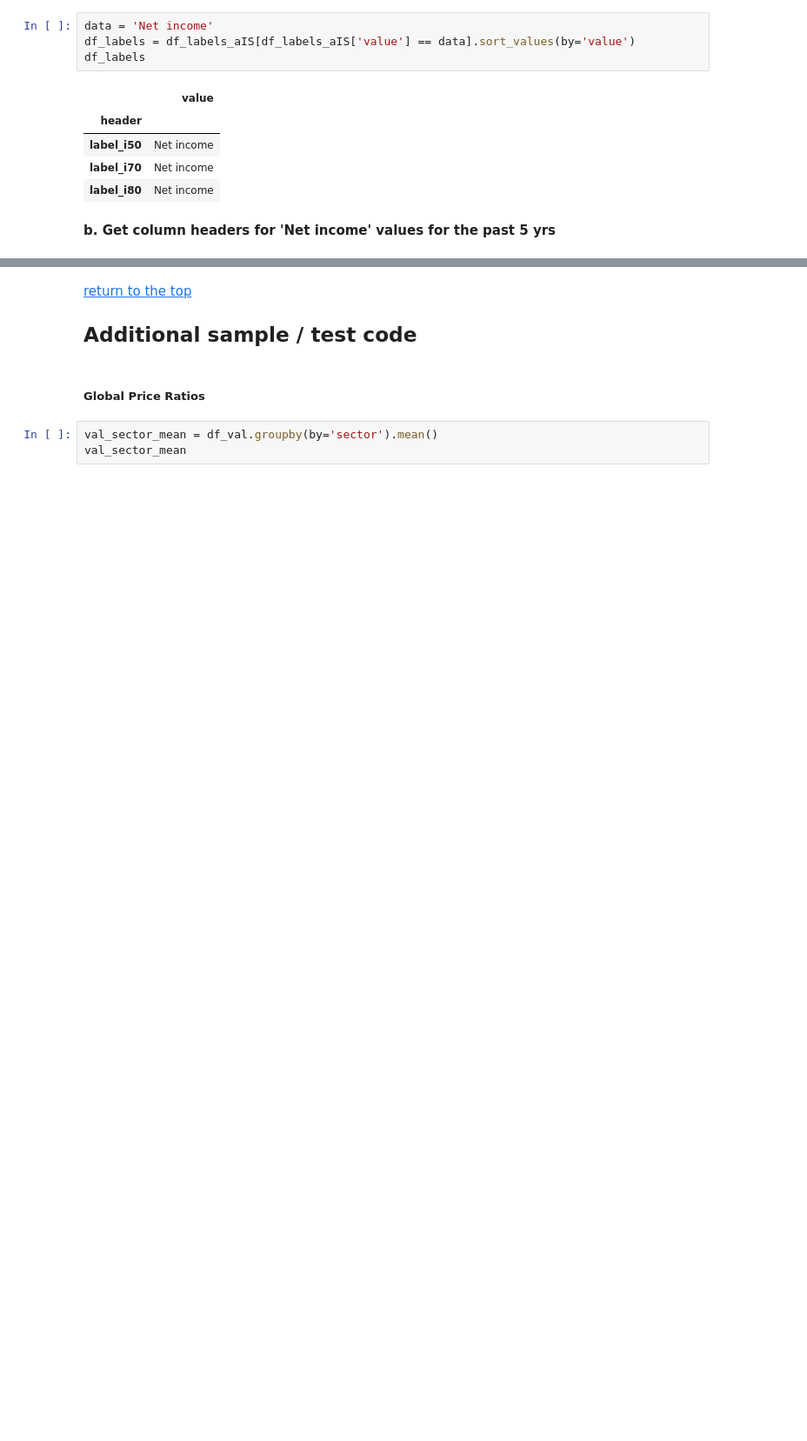
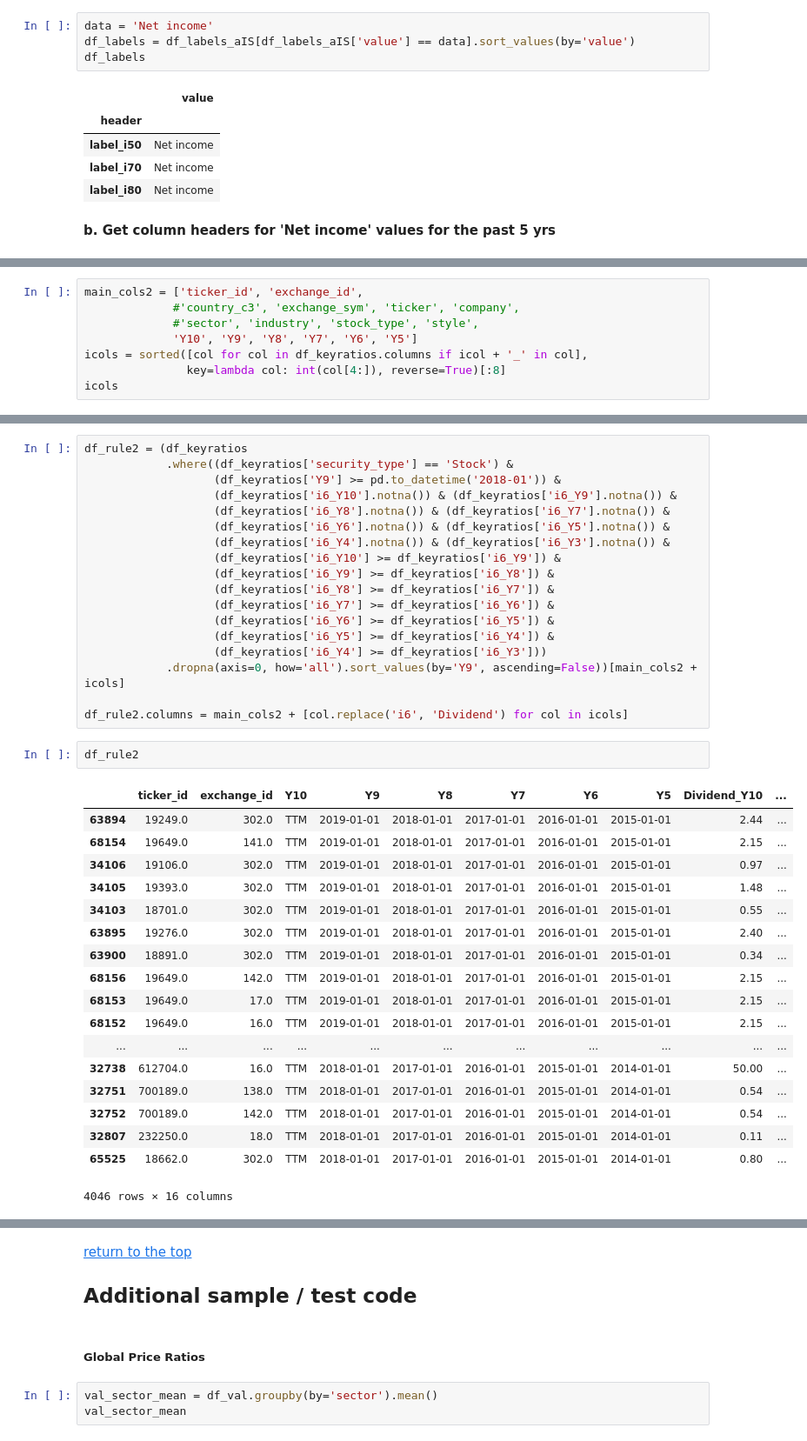
Before and after one commit to caiobran/mstables, a Jupyter notebook: data_overview.ipynb, the cells around one changed output, grey strips where cells are left out. Shown at 87% size. Cells and saved outputs as stored; diff of their text form; blank space fills up the shorter version.

```diff
--- a/data_overview.ipynb
+++ b/data_overview.ipynb
@@ -1191,0 +1232,8 @@ df_netincome_5yr
+# %%
+main_cols2 = ['ticker_id', 'exchange_id',
+             #'country_c3', 'exchange_sym', 'ticker', 'company',
+             #'sector', 'industry', 'stock_type', 'style',
+             'Y10', 'Y9', 'Y8', 'Y7', 'Y6', 'Y5']
+icols = sorted([col for col in df_keyratios.columns if icol + '_' in col],
+               key=lambda col: int(col[4:]), reverse=True)[:8]
+icols
@@ -1236,0 +1244,39 @@ df_netincome_5yr.apply(get_netin, axis=1).drop(cols, axis=1)
+# %%
+df_rule2 = (df_keyratios
+            .where((df_keyratios['security_type'] == 'Stock') &
+                   (df_keyratios['Y9'] >= pd.to_datetime('2018-01')) &
+                   (df_keyratios['i6_Y10'].notna()) & (df_keyratios['i6_Y9'].notna()) &
+                   (df_keyratios['i6_Y8'].notna()) & (df_keyratios['i6_Y7'].notna()) &
+                   (df_keyratios['i6_Y6'].notna()) & (df_keyratios['i6_Y5'].notna()) &
+                   (df_keyratios['i6_Y4'].notna()) & (df_keyratios['i6_Y3'].notna()) &
+                   (df_keyratios['i6_Y10'] >= df_keyratios['i6_Y9']) &
+                   (df_keyratios['i6_Y9'] >= df_keyratios['i6_Y8']) &
+                   (df_keyratios['i6_Y8'] >= df_keyratios['i6_Y7']) &
+                   (df_keyratios['i6_Y7'] >= df_keyratios['i6_Y6']) &
+                   (df_keyratios['i6_Y6'] >= df_keyratios['i6_Y5']) &
+                   (df_keyratios['i6_Y5'] >= df_keyratios['i6_Y4']) &
+                   (df_keyratios['i6_Y4'] >= df_keyratios['i6_Y3']))
+            .dropna(axis=0, how='all').sort_values(by='Y9', ascending=False))[main_cols2 + icols]
+
+df_rule2.columns = main_cols2 + [col.replace('i6', 'Dividend') for col in icols]
+# %%
+df_rule2
+# %% [output]
+|  | ticker_id | exchange_id | Y10 | Y9 | Y8 | Y7 | Y6 | Y5 | Dividend_Y10 | ... |
+| 63894 | 19249.0 | 302.0 | TTM | 2019-01-01 | 2018-01-01 | 2017-01-01 | 2016-01-01 | 2015-01-01 | 2.44 | ... |
+| 68154 | 19649.0 | 141.0 | TTM | 2019-01-01 | 2018-01-01 | 2017-01-01 | 2016-01-01 | 2015-01-01 | 2.15 | ... |
+| 34106 | 19106.0 | 302.0 | TTM | 2019-01-01 | 2018-01-01 | 2017-01-01 | 2016-01-01 | 2015-01-01 | 0.97 | ... |
+| 34105 | 19393.0 | 302.0 | TTM | 2019-01-01 | 2018-01-01 | 2017-01-01 | 2016-01-01 | 2015-01-01 | 1.48 | ... |
+| 34103 | 18701.0 | 302.0 | TTM | 2019-01-01 | 2018-01-01 | 2017-01-01 | 2016-01-01 | 2015-01-01 | 0.55 | ... |
+| 63895 | 19276.0 | 302.0 | TTM | 2019-01-01 | 2018-01-01 | 2017-01-01 | 2016-01-01 | 2015-01-01 | 2.40 | ... |
+| 63900 | 18891.0 | 302.0 | TTM | 2019-01-01 | 2018-01-01 | 2017-01-01 | 2016-01-01 | 2015-01-01 | 0.34 | ... |
+| 68156 | 19649.0 | 142.0 | TTM | 2019-01-01 | 2018-01-01 | 2017-01-01 | 2016-01-01 | 2015-01-01 | 2.15 | ... |
+| 68153 | 19649.0 | 17.0 | TTM | 2019-01-01 | 2018-01-01 | 2017-01-01 | 2016-01-01 | 2015-01-01 | 2.15 | ... |
+| 68152 | 19649.0 | 16.0 | TTM | 2019-01-01 | 2018-01-01 | 2017-01-01 | 2016-01-01 | 2015-01-01 | 2.15 | ... |
+| ... | ... | ... | ... | ... | ... | ... | ... | ... | ... | ... |
+| 32738 | 612704.0 | 16.0 | TTM | 2018-01-01 | 2017-01-01 | 2016-01-01 | 2015-01-01 | 2014-01-01 | 50.00 | ... |
+| 32751 | 700189.0 | 138.0 | TTM | 2018-01-01 | 2017-01-01 | 2016-01-01 | 2015-01-01 | 2014-01-01 | 0.54 | ... |
+| 32752 | 700189.0 | 142.0 | TTM | 2018-01-01 | 2017-01-01 | 2016-01-01 | 2015-01-01 | 2014-01-01 | 0.54 | ... |
+| 32807 | 232250.0 | 18.0 | TTM | 2018-01-01 | 2017-01-01 | 2016-01-01 | 2015-01-01 | 2014-01-01 | 0.11 | ... |
+| 65525 | 18662.0 | 302.0 | TTM | 2018-01-01 | 2017-01-01 | 2016-01-01 | 2015-01-01 | 2014-01-01 | 0.80 | ... |
+4046 rows × 16 columns
```
Also changed, not shown: parts of 45 cells of this notebook, 2 other files.
